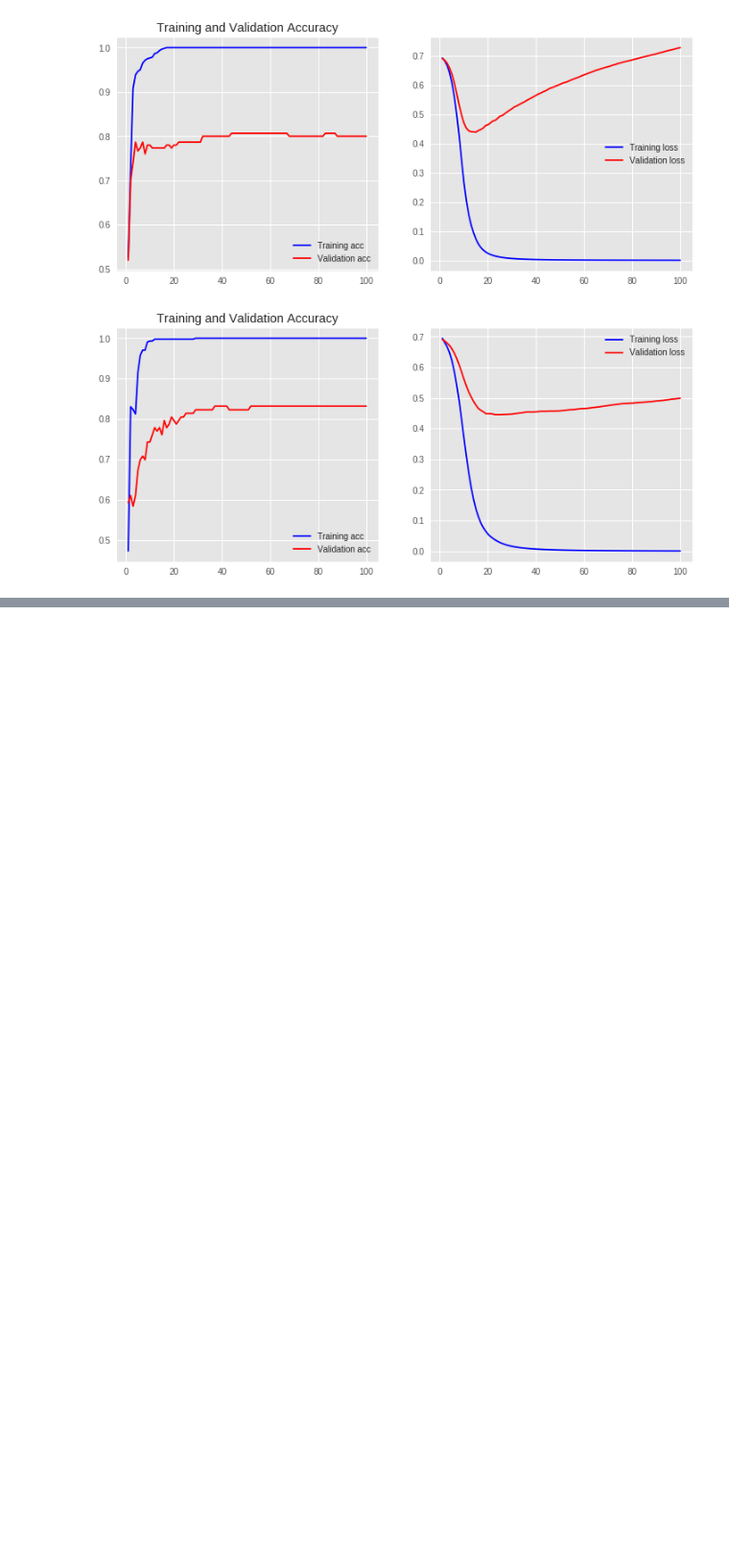
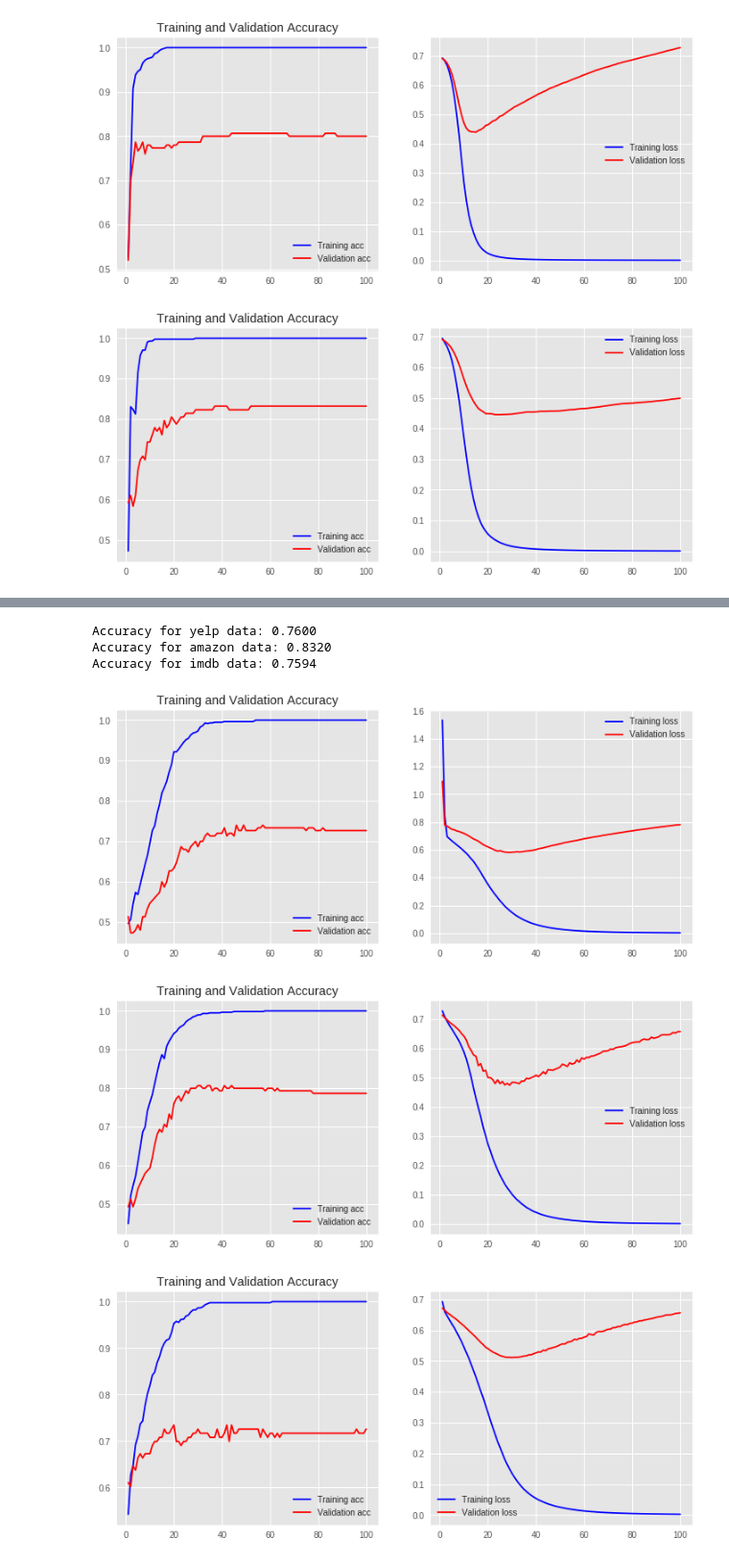
Before and after one commit to binliu0630/Deep_Learning, a Jupyter notebook: Text_Classification_Example.ipynb, the cells around one changed output, grey strips where cells are left out. Shown: that part at 96% size. Saved outputs shown, nothing was run; the diff lists cells and outputs as text; code cells hidden in the pictures; blank space fills up the shorter version.

```diff
--- a/Text_Classification_Example.ipynb
+++ b/Text_Classification_Example.ipynb
@@ -247,0 +243,64 @@ data  data2  drive  glove.6B.zip  glove.6B.zip.1  sample_data
+# %%
+import numpy as np
+def create_embedding_matrix(filepath,word_index, embedding_dim):
+  vocab_size = len(word_index)+1
+  embedding_matrix=np.zeros((vocab_size, embedding_dim))
+
+  with open(filepath) as f:
+    for line in f:
+      word, *vector = line.split()
+      if word in word_index:
+        idx = word_index[word]
+        embedding_matrix[idx] = np.array(vector, dtype=np.float32)[:embedding_dim]
+  return embedding_matrix
+# %%
+#
+for source in df['source'].unique():
+  df_source = df[df['source'] == source]
+  sentences = df_source['sentence'].values
+  y = df_source['label'].values
+
+  sentences_train, sentences_test, y_train, y_test = train_test_split(sentences, y,
+                                                                      test_size = 0.25, random_state = 1234)
+  tokenizer = Tokenizer(num_words = 5000)
+  tokenizer.fit_on_texts(sentences_train)
+  X_train = tokenizer.texts_to_sequences(sentences_train) # num_words will be applied
+  X_test = tokenizer.texts_to_sequences(sentences_test)
+  vocab_size = len(tokenizer.word_index)+1 #tokenizer won't apply num_words
+
+  X_train = pad_sequences(X_train, padding = 'post', maxlen = maxlen)
+  X_test = pad_sequences(X_test, padding = 'post', maxlen = maxlen)
+
+  embedding_matrix = create_embedding_matrix('data/glove.6B.50d.txt',
+                                          tokenizer.word_index,
+                                          embedding_dim = 50)
+  model = Sequential()
+  model.add(layers.Embedding(input_dim = vocab_size,
+                             output_dim = embedding_dim,
+                             weights=[embedding_matrix],
+                             input_length = maxlen,
+                             trainable= True)) # allow the embedding layer to be trainable
+  model.add(layers.GlobalMaxPool1D())
+  model.add(layers.Dense(10, activation = 'relu'))
+  model.add(layers.Dense(1, activation = 'sigmoid'))
+  model.compile(optimizer = 'adam',
+             loss = 'binary_crossentropy',
+             metrics = ['accuracy'])
+
+
+  history = model.fit(X_train,y_train, epochs = 100, verbose = 0,
+            validation_split = 0.2,
+           batch_size = 32)
+
+  plot_history(history)
+
+  loss, accuracy = model.evaluate(X_test, y_test, verbose = 0)
+
+  print("Accuracy for {} data: {:.4f}".format(source, accuracy))
+# %% [output]
+Accuracy for yelp data: 0.7600
+Accuracy for amazon data: 0.8320
+Accuracy for imdb data: 0.7594
+[figure, added]
+[figure, added]
+[figure, added]
```
Also changed, not shown: parts of 9 cells of this notebook.
